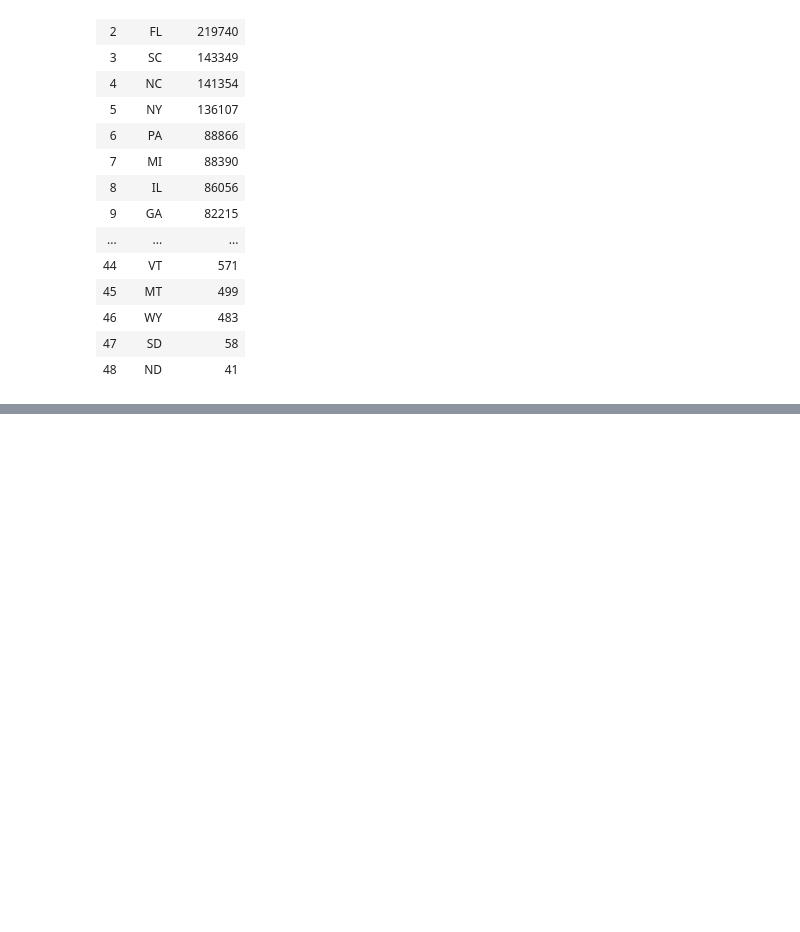
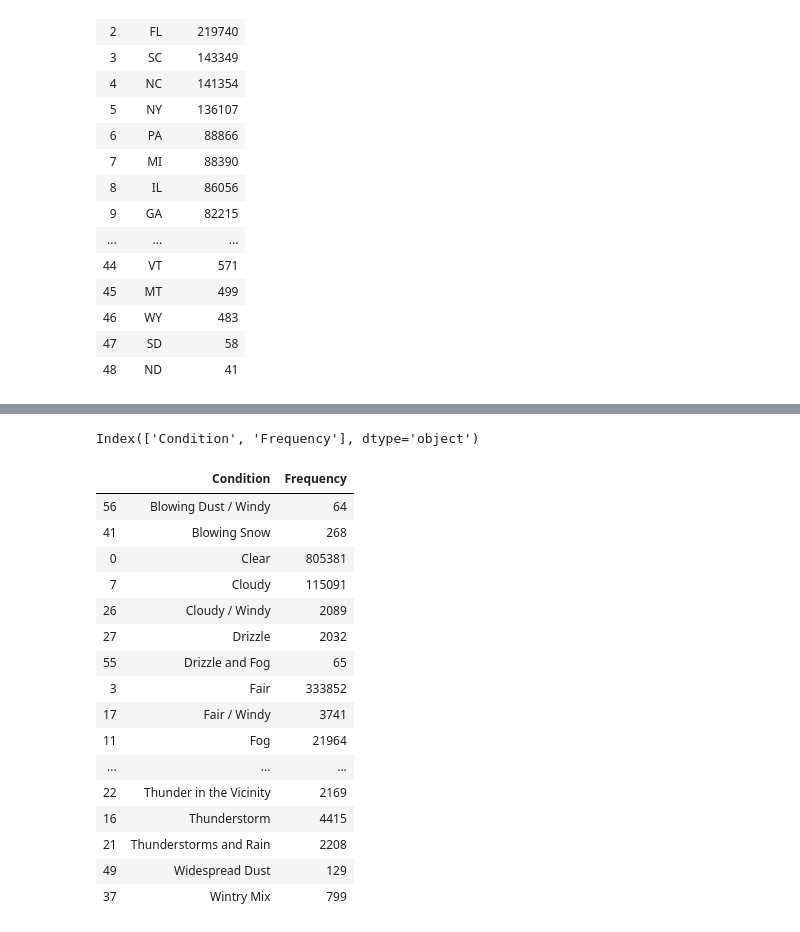
Before and after one commit to mpayumo/accident-severity-us, a Jupyter notebook: accidents-5-MAP.ipynb, the cells around one changed output, grey strips where cells are left out. Saved outputs shown, nothing was run; the diff lists cells and outputs as text; code cells hidden in the pictures; blank space fills up the shorter version.

```diff
--- a/accidents-5-MAP.ipynb
+++ b/accidents-5-MAP.ipynb
@@ -103,0 +128,4 @@ m
+# %%
+weather_df.columns
+# %% [output]
+Index(['Condition', 'Frequency'], dtype='object')
@@ -103,0 +134,20 @@ m
+# %%
+weather_df
+# %% [output]
+|  | Condition | Frequency |
+| 56 | Blowing Dust / Windy | 64 |
+| 41 | Blowing Snow | 268 |
+| 0 | Clear | 805381 |
+| 7 | Cloudy | 115091 |
+| 26 | Cloudy / Windy | 2089 |
+| 27 | Drizzle | 2032 |
+| 55 | Drizzle and Fog | 65 |
+| 3 | Fair | 333852 |
+| 17 | Fair / Windy | 3741 |
+| 11 | Fog | 21964 |
+| ... | ... | ... |
+| 22 | Thunder in the Vicinity | 2169 |
+| 16 | Thunderstorm | 4415 |
+| 21 | Thunderstorms and Rain | 2208 |
+| 49 | Widespread Dust | 129 |
+| 37 | Wintry Mix | 799 |
```
Also changed, not shown: parts of 8 cells of this notebook.
